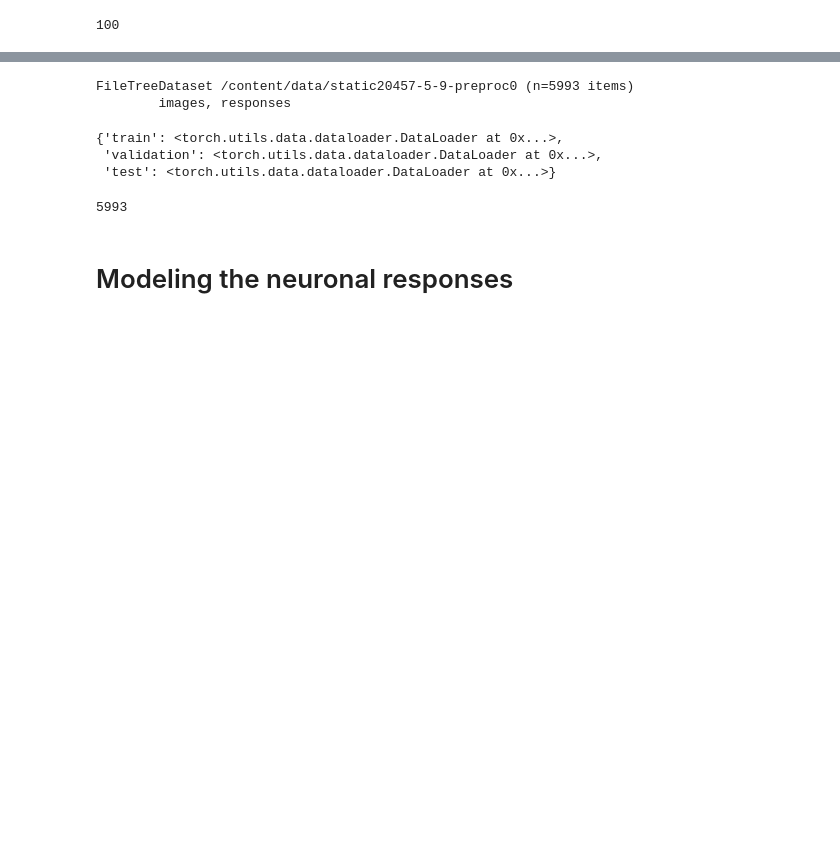
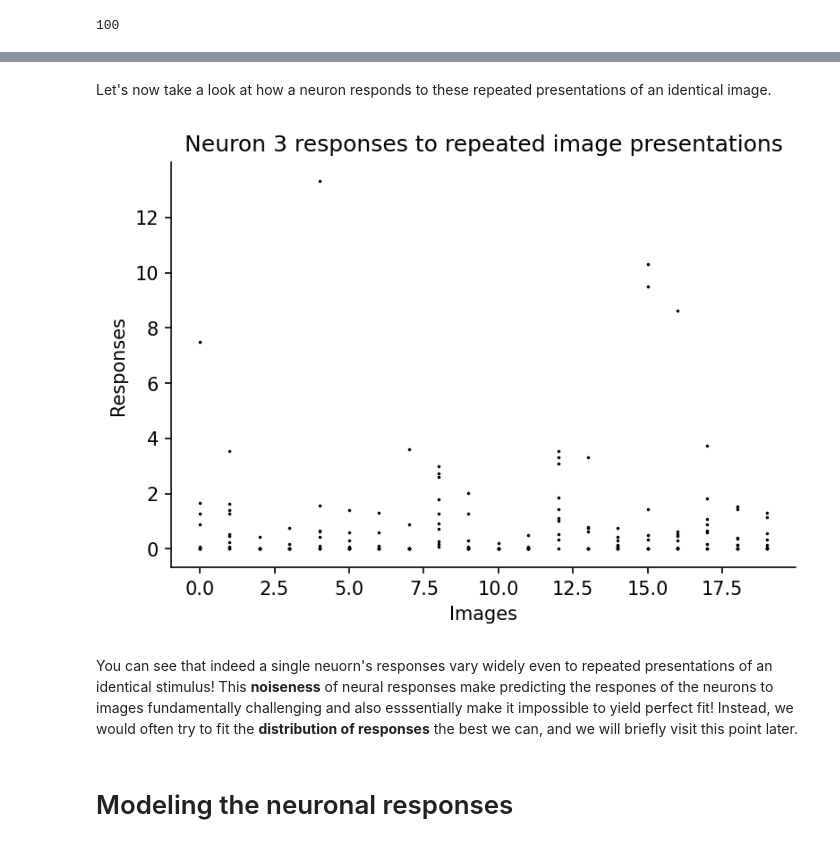
Before and after one commit to eywalker/Lviv-2021, a Jupyter notebook: notebooks/DeepLearing in Neuroscience.ipynb, the cells around one changed output, grey strips where cells are left out. Saved outputs shown, nothing was run; the diff lists cells and outputs as text; code cells hidden in the pictures; blank space fills up the shorter version.

```diff
--- a/notebooks/DeepLearing in Neuroscience.ipynb
+++ b/notebooks/DeepLearing in Neuroscience.ipynb
@@ -321,15 +251,2 @@ array([1301, 5927, 3982, ...,  464,  819, 3025])
-# %%
-testset
-# %% [output]
-FileTreeDataset /content/data/static20457-5-9-preproc0 (n=5993 items)
-        images, responses
-# %%
-dataloaders
-# %% [output]
-{'train': <torch.utils.data.dataloader.DataLoader at 0x...>,
- 'validation': <torch.utils.data.dataloader.DataLoader at 0x...>,
- 'test': <torch.utils.data.dataloader.DataLoader at 0x...>}
-# %%
-len(dataloaders['validation'].dataset.trial_info.frame_image_id)  # gives information about presented image ID
-# %% [output]
-5993
+# %% [markdown]
+Let's now take a look at how a neuron responds to these repeated presentations of an identical image.
@@ -336,3 +267,17 @@ len(dataloaders['validation'].dataset.trial_info.frame_image_id)  # gives inform
+# %%
+neuron_idx = 3  # choose one neuron to inspect its responses
+
+fig, ax = plt.subplots(1, 1, dpi=150)
+for i, (_, repeats) in enumerate(list(df.groupby("condition_hash"))[:20]):
+    ax.scatter(np.ones(10) * i, np.stack(repeats.response)[:, neuron_idx], c='k', s=0.5)
+ax.set_title(f'Neuron {neuron_idx} responses to repeated image presentations')
+ax.set_xlabel('Images')
+ax.set_ylabel('Responses')
+sns.despine()
+# %% [output]
+[figure, added]
+# %% [markdown]
+You can see that indeed a single neuorn's responses vary widely even to repeated presentations of an identical stimulus! This **noiseness** of neural responses make predicting the respones of the neurons to images fundamentally challenging and also esssentially make it impossible to yield perfect fit! Instead, we would often try to fit the **distribution of responses** the best we can, and we will briefly visit this point later.
 # %% [markdown]
 # Modeling the neuronal responses
 # %% [markdown]
```
Also changed, not shown: parts of 71 cells of this notebook.
